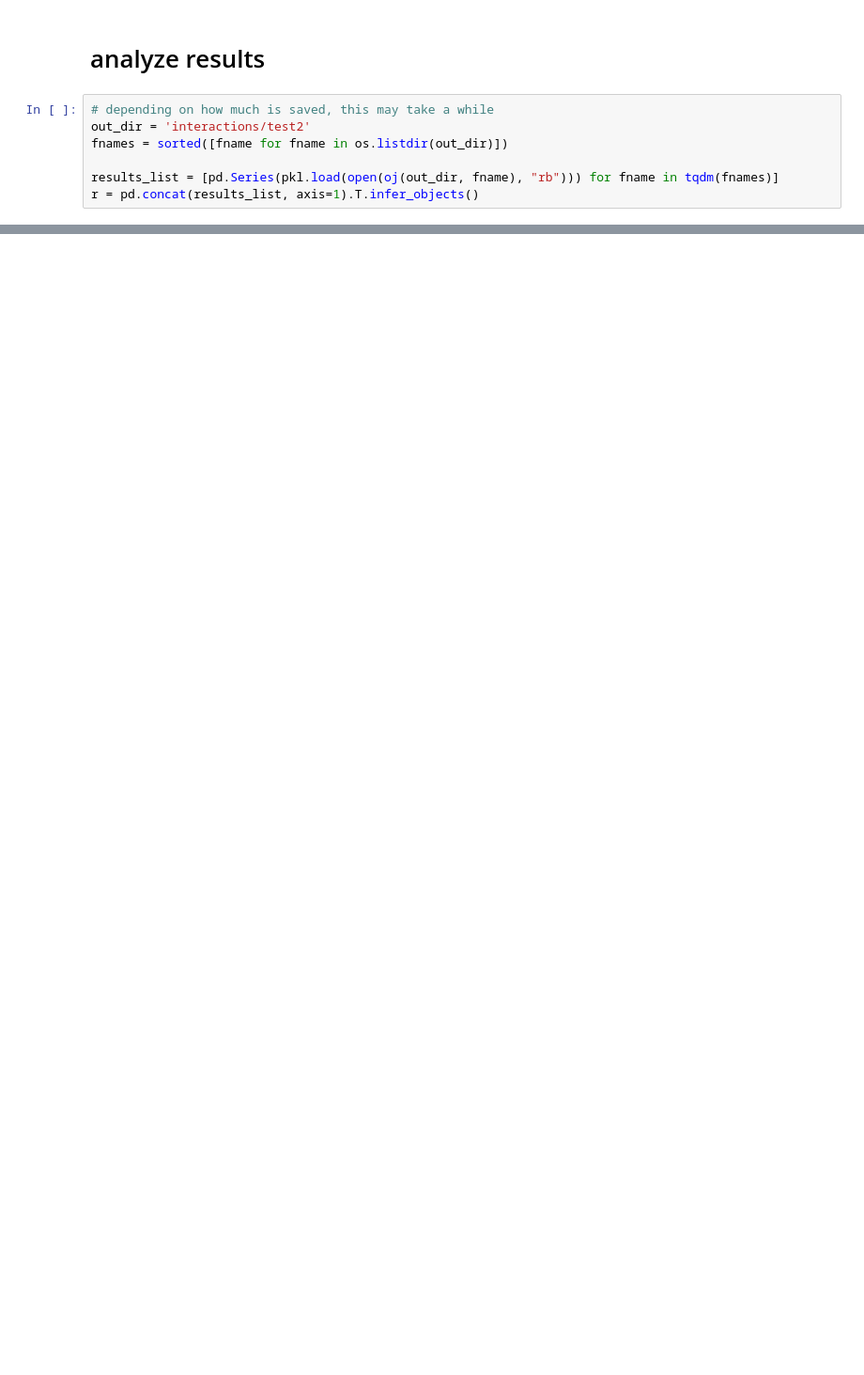
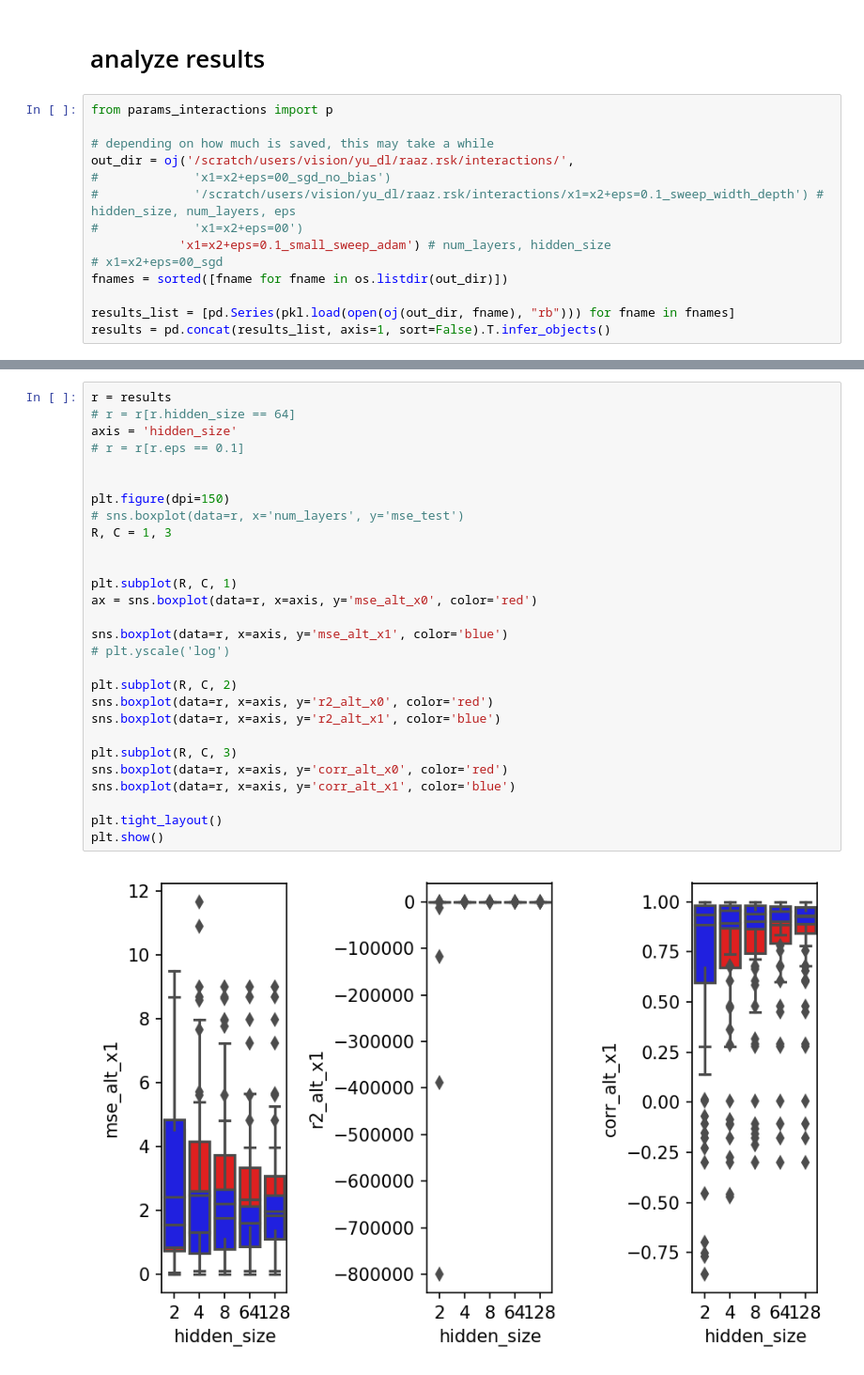
Before and after one commit to csinva/dnn-experiments, a Jupyter notebook: poly_fit/fit_interactions.ipynb, the cells around one changed output, grey strips where cells are left out. Shown: that part at 94% size. Cells and saved outputs as stored; diff of their text form; blank space fills up the shorter version.

```diff
--- a/poly_fit/fit_interactions.ipynb
+++ b/poly_fit/fit_interactions.ipynb
@@ -48,9 +27,16 @@ The autoreload extension is already loaded. To reload it, use:
 # %% [markdown]
 # analyze results
 # %%
+from params_interactions import p
+
 # depending on how much is saved, this may take a while
-out_dir = 'interactions/test2'
+out_dir = oj('/scratch/users/vision/yu_dl/raaz.rsk/interactions/',
+#             'x1=x2+eps=00_sgd_no_bias')
+#             '/scratch/users/vision/yu_dl/raaz.rsk/interactions/x1=x2+eps=0.1_sweep_width_depth') # hidden_size, num_layers, eps
+#             'x1=x2+eps=00')
+            'x1=x2+eps=0.1_small_sweep_adam') # num_layers, hidden_size
+# x1=x2+eps=00_sgd
 fnames = sorted([fname for fname in os.listdir(out_dir)])
 
-results_list = [pd.Series(pkl.load(open(oj(out_dir, fname), "rb"))) for fname in tqdm(fnames)]
-r = pd.concat(results_list, axis=1).T.infer_objects()
+results_list = [pd.Series(pkl.load(open(oj(out_dir, fname), "rb"))) for fname in fnames]
+results = pd.concat(results_list, axis=1, sort=False).T.infer_objects()
@@ -73 +45,31 @@ array([5, 5, 5, 5, 5, 5, 5])
+# %%
+r = results
+# r = r[r.hidden_size == 64]
+axis = 'hidden_size'
+# r = r[r.eps == 0.1]
+
+
+plt.figure(dpi=150)
+# sns.boxplot(data=r, x='num_layers', y='mse_test')
+R, C = 1, 3
+
+
+plt.subplot(R, C, 1)
+ax = sns.boxplot(data=r, x=axis, y='mse_alt_x0', color='red')
+
+sns.boxplot(data=r, x=axis, y='mse_alt_x1', color='blue')
+# plt.yscale('log')
+
+plt.subplot(R, C, 2)
+sns.boxplot(data=r, x=axis, y='r2_alt_x0', color='red')
+sns.boxplot(data=r, x=axis, y='r2_alt_x1', color='blue')
+
+plt.subplot(R, C, 3)
+sns.boxplot(data=r, x=axis, y='corr_alt_x0', color='red')
+sns.boxplot(data=r, x=axis, y='corr_alt_x1', color='blue')
+
+plt.tight_layout()
+plt.show()
+# %% [output]
+[figure, added]
 # %%
```
Also changed, not shown: parts of 16 cells of this notebook, 6 other files.
